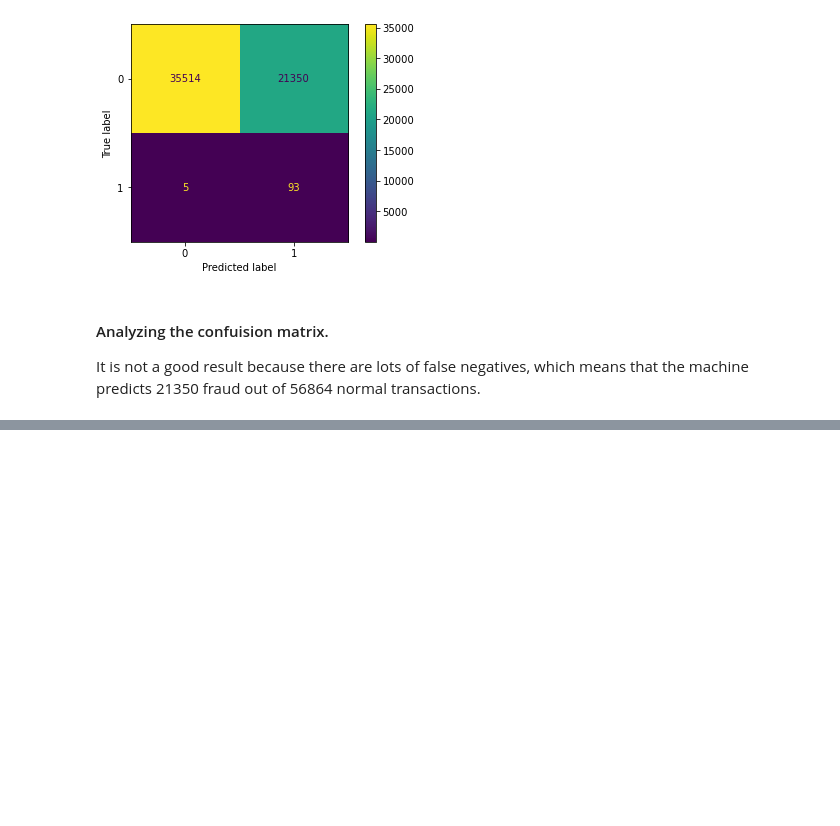
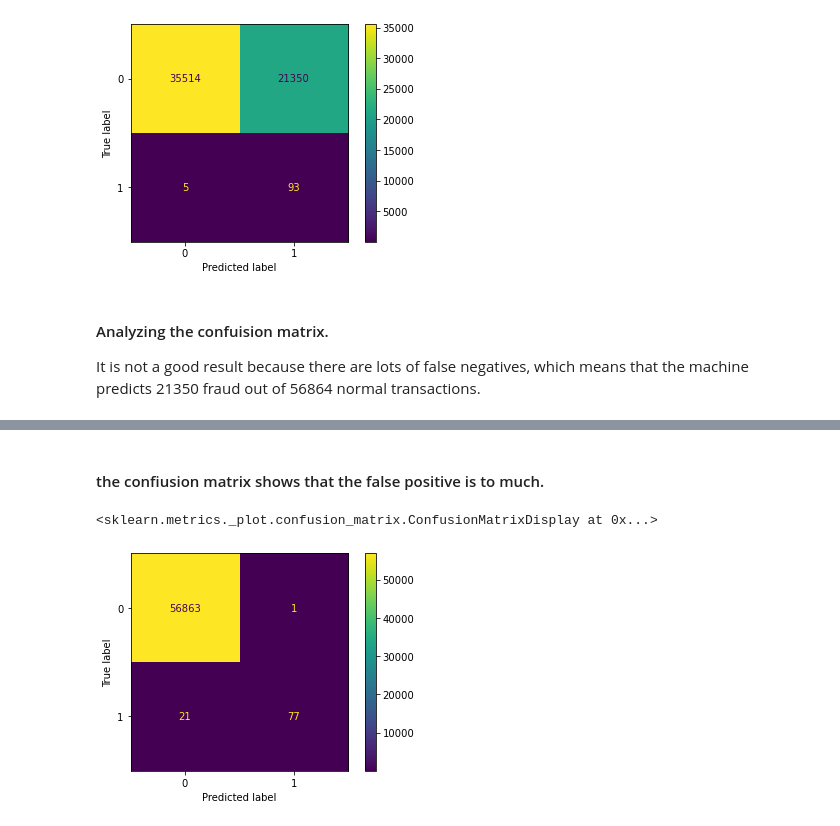
Before and after one commit to Poorya0071/Fraud-Detection, a Jupyter notebook: FraudDetection.ipynb, the cells around one changed output, grey strips where cells are left out. Saved outputs shown, nothing was run; the diff lists cells and outputs as text; code cells hidden in the pictures; blank space fills up the shorter version.

```diff
--- a/FraudDetection.ipynb
+++ b/FraudDetection.ipynb
@@ -202,0 +249,8 @@ It is not a good result because there are lots of false negatives, which means t
+# %% [markdown]
+#### the confiusion matrix shows that the false positive is to much.
+# %%
+#lets see the results on the real test data set.
+plot_confusion_matrix(reg_over, X_test, y_test)
+# %% [output]
+<sklearn.metrics._plot.confusion_matrix.ConfusionMatrixDisplay at 0x...>
+[figure, added]
```
Also changed, not shown: parts of 8 cells of this notebook.
